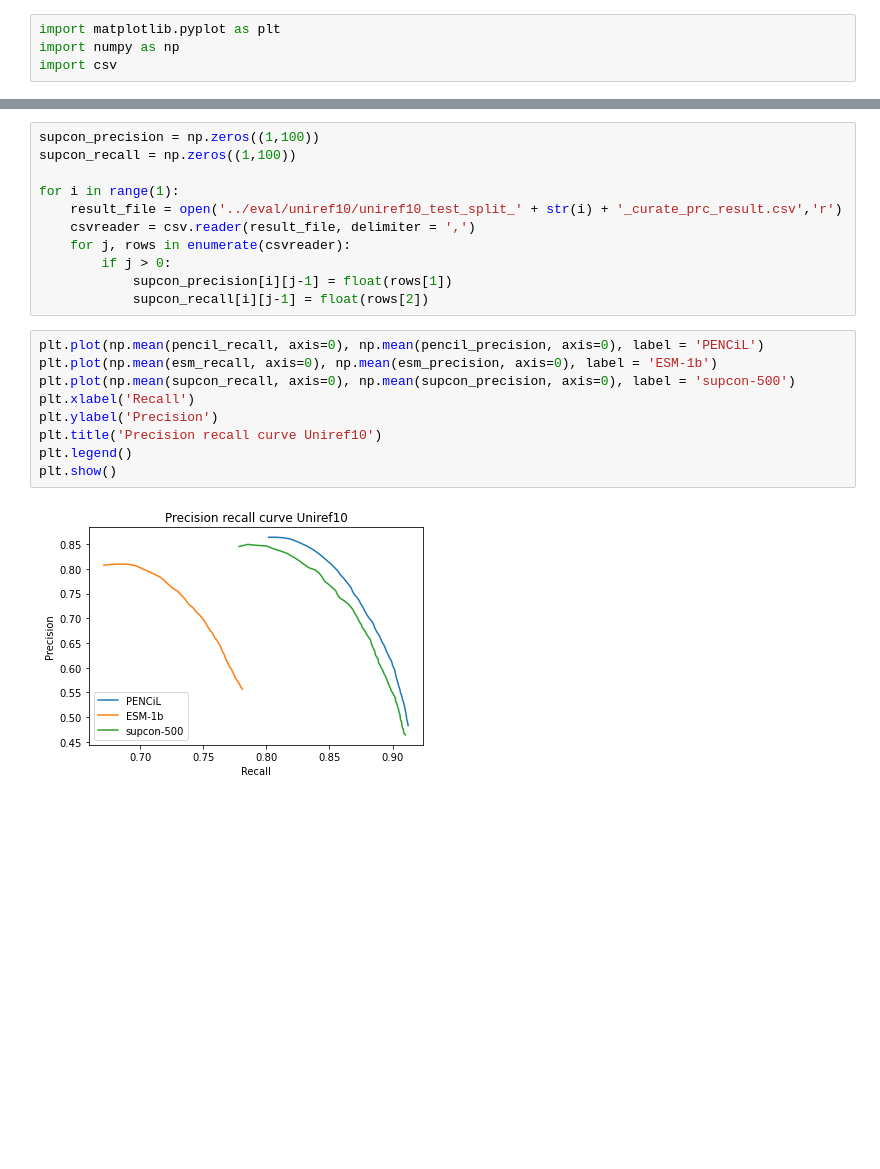
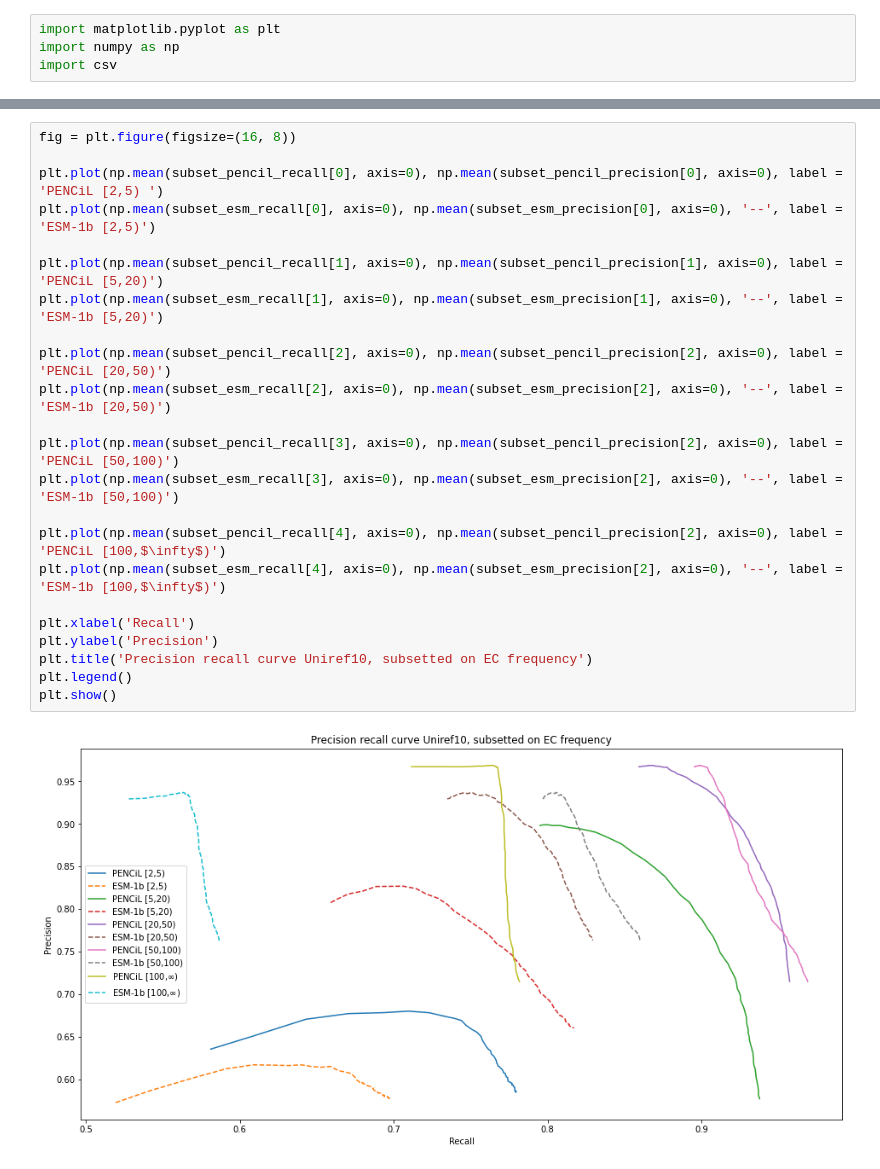
Before and after one commit to tttianhao/CLEAN, a Jupyter notebook: notebook/plot_prc_subset.ipynb, the cells around one changed output, grey strips where cells are left out. Drawn from its saved outputs; the diff is of its cells as text; blank space fills up the shorter version.

Commit message:
subset done for uniref10

```diff
--- a/notebook/plot_prc_subset.ipynb
+++ b/notebook/plot_prc_subset.ipynb
@@ -27,22 +39,25 @@ for i in range(5):
-# %%
-supcon_precision = np.zeros((1,100))
-supcon_recall = np.zeros((1,100))
-
-for i in range(1):
-    result_file = open('../eval/uniref10/uniref10_test_split_' + str(i) + '_curate_prc_result.csv','r')
-    csvreader = csv.reader(result_file, delimiter = ',')
-    for j, rows in enumerate(csvreader):
-        if j > 0:
-            supcon_precision[i][j-1] = float(rows[1])
-            supcon_recall[i][j-1] = float(rows[2])
-# %%
-plt.plot(np.mean(pencil_recall, axis=0), np.mean(pencil_precision, axis=0), label = 'PENCiL')
-plt.plot(np.mean(esm_recall, axis=0), np.mean(esm_precision, axis=0), label = 'ESM-1b')
-plt.plot(np.mean(supcon_recall, axis=0), np.mean(supcon_precision, axis=0), label = 'supcon-500')
-plt.xlabel('Recall')
-plt.ylabel('Precision')
-plt.title('Precision recall curve Uniref10')
-plt.legend()
-plt.show()
-# %% [output]
-[figure, removed]
+# %%
+fig = plt.figure(figsize=(16, 8))
+
+plt.plot(np.mean(subset_pencil_recall[0], axis=0), np.mean(subset_pencil_precision[0], axis=0), label = 'PENCiL [2,5) ')
+plt.plot(np.mean(subset_esm_recall[0], axis=0), np.mean(subset_esm_precision[0], axis=0), '--', label = 'ESM-1b [2,5)')
+
+plt.plot(np.mean(subset_pencil_recall[1], axis=0), np.mean(subset_pencil_precision[1], axis=0), label = 'PENCiL [5,20)')
+plt.plot(np.mean(subset_esm_recall[1], axis=0), np.mean(subset_esm_precision[1], axis=0), '--', label = 'ESM-1b [5,20)')
+
+plt.plot(np.mean(subset_pencil_recall[2], axis=0), np.mean(subset_pencil_precision[2], axis=0), label = 'PENCiL [20,50)')
+plt.plot(np.mean(subset_esm_recall[2], axis=0), np.mean(subset_esm_precision[2], axis=0), '--', label = 'ESM-1b [20,50)')
+
+plt.plot(np.mean(subset_pencil_recall[3], axis=0), np.mean(subset_pencil_precision[2], axis=0), label = 'PENCiL [50,100)')
+plt.plot(np.mean(subset_esm_recall[3], axis=0), np.mean(subset_esm_precision[2], axis=0), '--', label = 'ESM-1b [50,100)')
+
+plt.plot(np.mean(subset_pencil_recall[4], axis=0), np.mean(subset_pencil_precision[2], axis=0), label = 'PENCiL [100,$\infty$)')
+plt.plot(np.mean(subset_esm_recall[4], axis=0), np.mean(subset_esm_precision[2], axis=0), '--', label = 'ESM-1b [100,$\infty$)')
+
+plt.xlabel('Recall')
+plt.ylabel('Precision')
+plt.title('Precision recall curve Uniref10, subsetted on EC frequency')
+plt.legend()
+plt.show()
+# %% [output]
+[figure, added]
```
Also changed, not shown: parts of 3 cells of this notebook, 2 other files.
